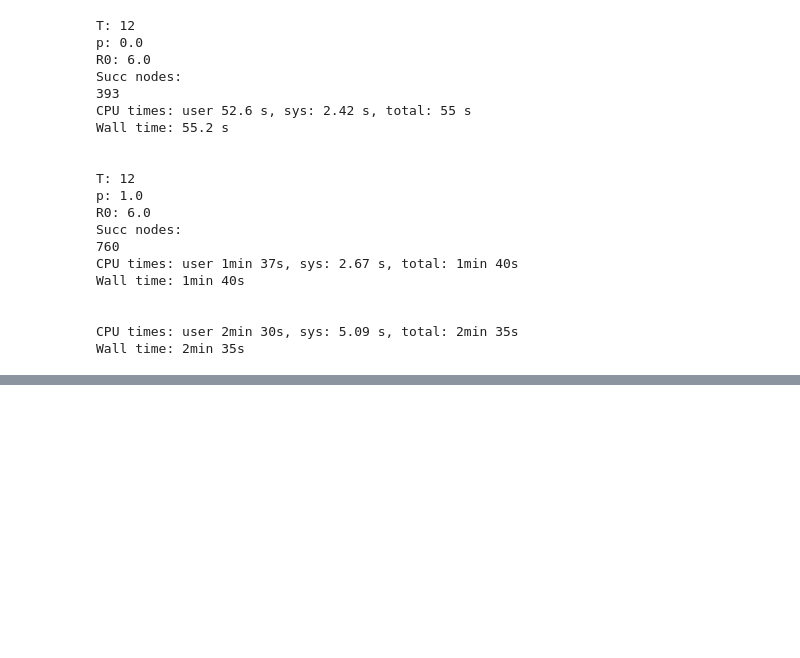
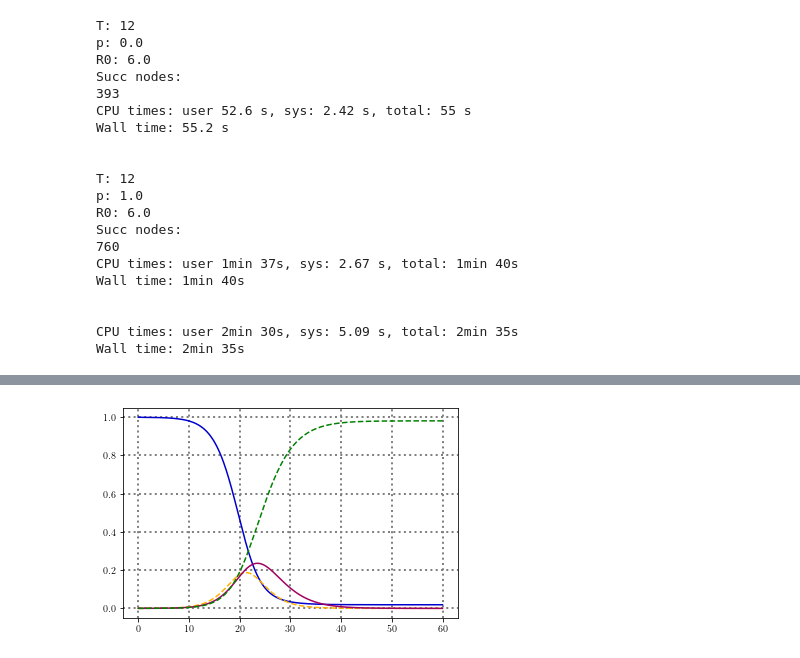
Before and after one commit to betoto008/epidemics_testing, a Jupyter notebook: notebooks/1_Stochastic_Network.ipynb, the cells around one changed output, grey strips where cells are left out. Cells and saved outputs as stored; diff of their text form; code cells hidden in the pictures; blank space fills up the shorter version.

```diff
--- a/notebooks/1_Stochastic_Network.ipynb
+++ b/notebooks/1_Stochastic_Network.ipynb
@@ -237,0 +270,58 @@ fig.savefig('../figures/Stochastic/Networks/barabasi-albert/Degree_distribution.
+# %%
+from numpy import array as vector
+
+# Explizites Euler-Verfahren
+def euler_method(f, t0, x0, t1, h):
+    t = t0; x = x0
+    a = [[t, x]]
+    for k in range(0, 1 + int((t1 - t0)/h)):
+        t = t0 + k*h
+        x = x + h*f(t, x)
+        a.append([t, x])
+    return a
+
+def SEIR_model(sigma, beta, gamma):
+    def f(t, x):
+        s, e, i, r = x
+        return vector([
+            -beta*s*i,
+            beta*s*i - sigma*e,
+            sigma*e - gamma*i,
+            gamma*i
+        ])
+    return f
+
+def SEIR_simulation(sigma, beta, gamma, e0, i0, days, step=0.1):
+    x0 = vector([1.0 - e0 - i0, e0, i0, 0.0])
+    f = SEIR_model(sigma, beta, gamma)
+    return euler_method(f, 0, x0, days, step)
+
+def diagram(simulation):
+    import matplotlib.pyplot as plot
+    #plot.style.use('fivethirtyeight')
+    figure,axes = plot.subplots()
+    figure.subplots_adjust(bottom = 0.15)
+    axes.grid(linestyle = ':', linewidth = 2.0, color = "#808080")
+    t,x = zip(*simulation())
+    s, e, i, r = zip(*x)
+    axes.plot(t, s, color = "#0000cc")
+    axes.plot(t, e, color = "#ffb000", linestyle = '--')
+    axes.plot(t, i, color = "#a00060")
+    axes.plot(t, r, color = "#008000", linestyle = '--')
+    plot.show()
+
+def simulation1():
+    N = 5000 # Einwohnerzahl von Deutschland 2019/2020
+    R0 = 4; gamma = 1/3.0
+    return SEIR_simulation(
+        sigma = 1/2, beta = R0*gamma, gamma = gamma,
+        e0 = 0/N, i0 = 1/N, days = 60)
+
+diagram(simulation1)
+
+gamma = 1/6
+sigma = 1/4 # use 1000 for SIR and 1/4 for SEIR
+R0 = 1.3 #use 1.3 and 4.0
+beta = R0*gamma
+# %% [output]
+[figure, added]
```
Also changed, not shown: parts of 8 cells of this notebook, 30 other files.
